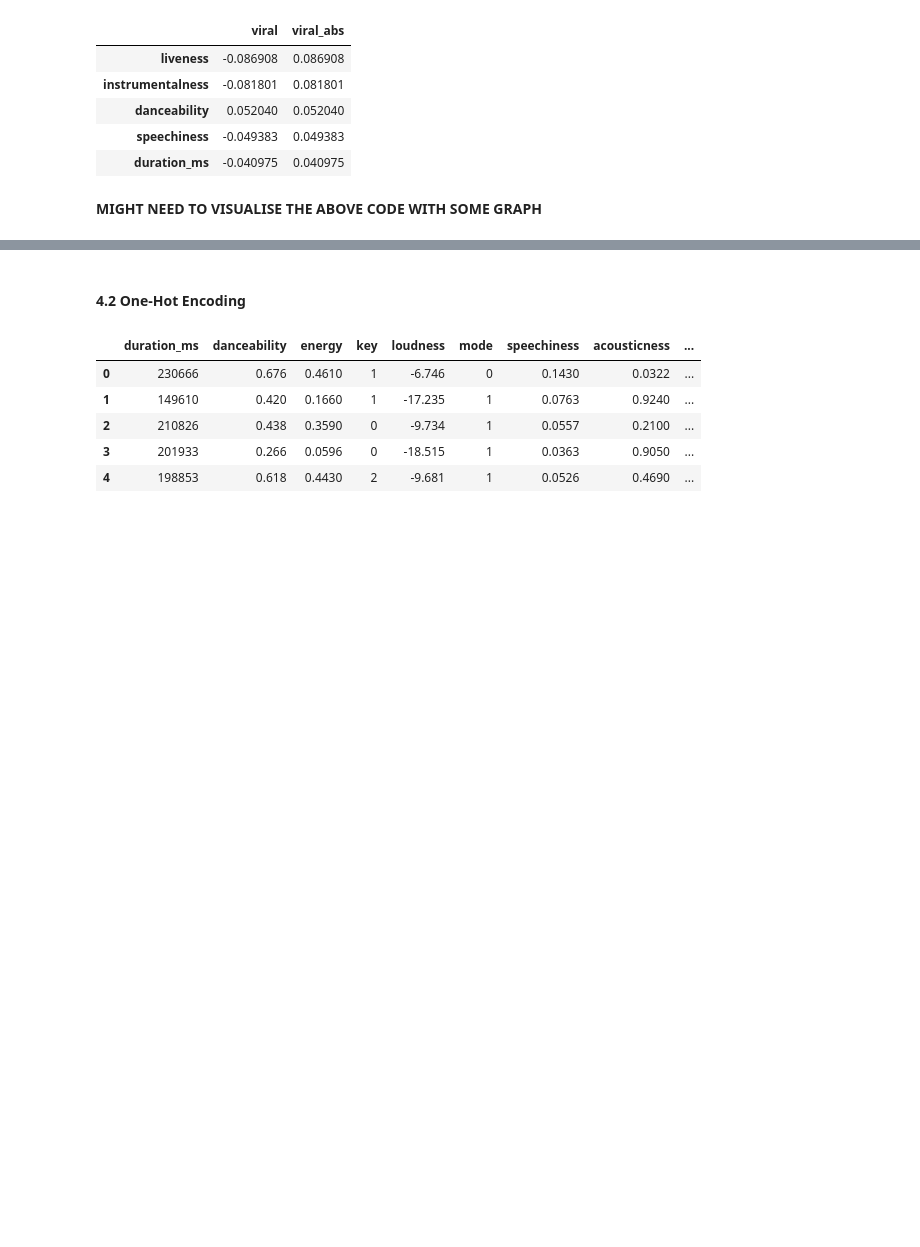
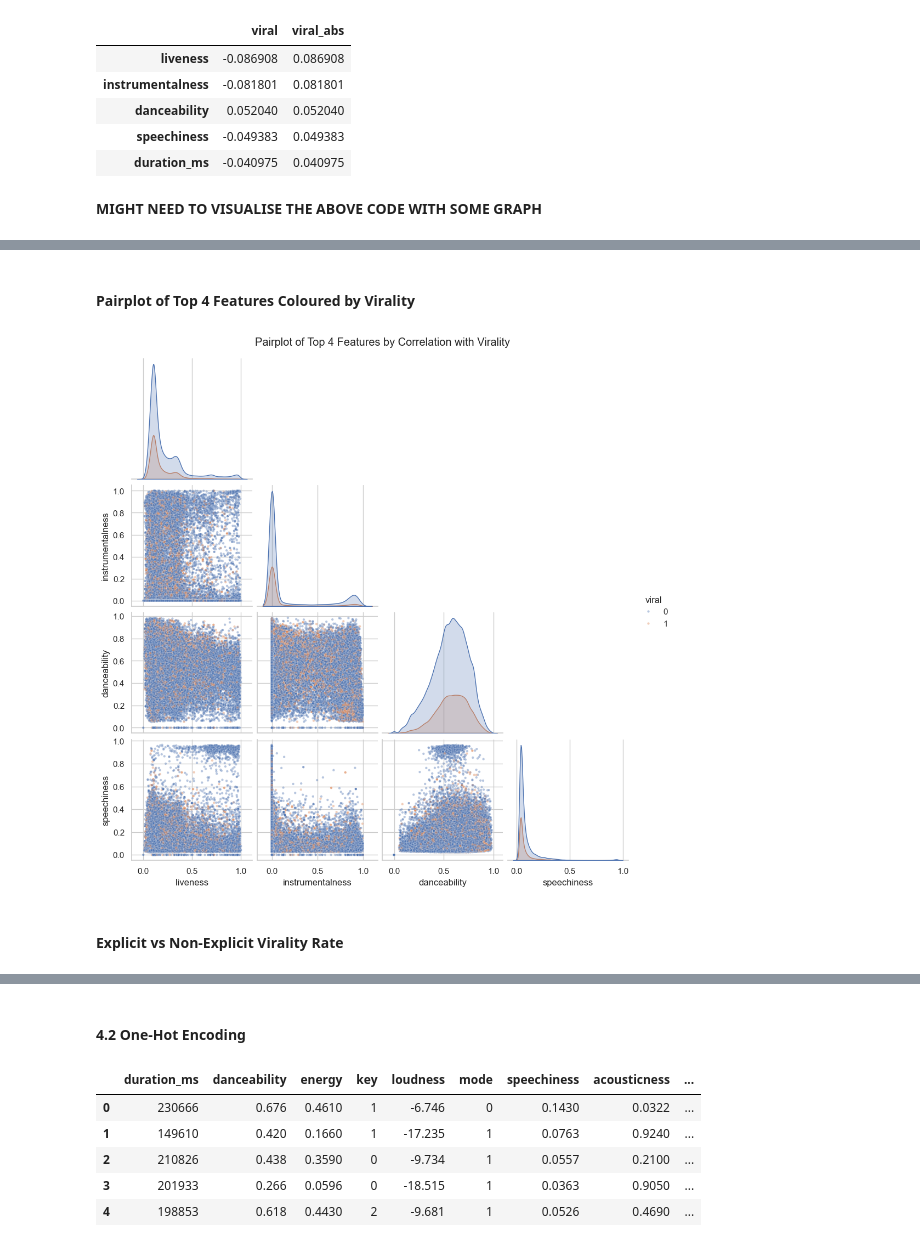
Before and after one commit to vancenceho/viral-content-predictor, a Jupyter notebook: notebooks/01_spotify_eda.ipynb, the cells around one changed output, grey strips where cells are left out. Cells and saved outputs as stored; diff of their text form; code cells hidden in the pictures; blank space fills up the shorter version.

```diff
--- a/notebooks/01_spotify_eda.ipynb
+++ b/notebooks/01_spotify_eda.ipynb
@@ -448,0 +615,25 @@ pop_corr_abv.head()
+# %% [markdown]
+#### Pairplot of Top 4 Features Coloured by Virality
+# %%
+top4_features = (
+    pop_corr_df
+    .sort_values('viral_abs', ascending=False)
+    .head(4)
+    .index
+    .tolist()
+)
+# %%
+sns.pairplot(
+    df[top4_features + ['viral']],
+    hue='viral',
+    corner=True,
+    diag_kind='kde',
+    plot_kws={'alpha': 0.4, 's': 10}
+)
+
+plt.suptitle('Pairplot of Top 4 Features by Correlation with Virality', y=1.02)
+plt.show()
+# %% [output]
+[figure, added]
+# %% [markdown]
+#### Explicit vs Non-Explicit Virality Rate
```
Also changed, not shown: parts of 27 cells of this notebook.
